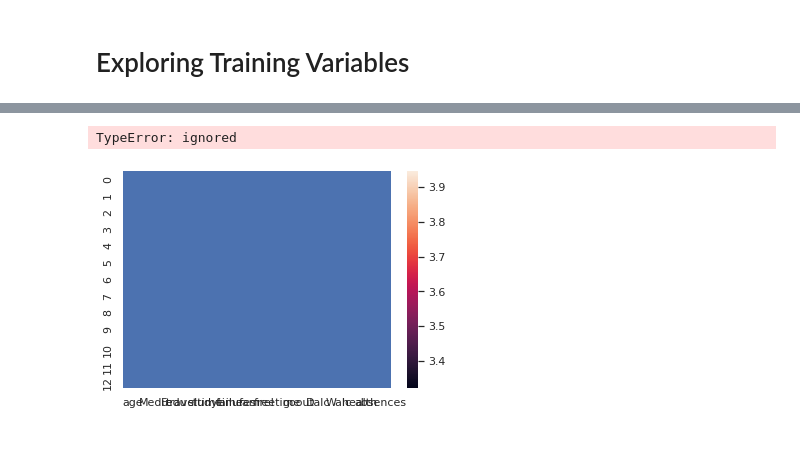
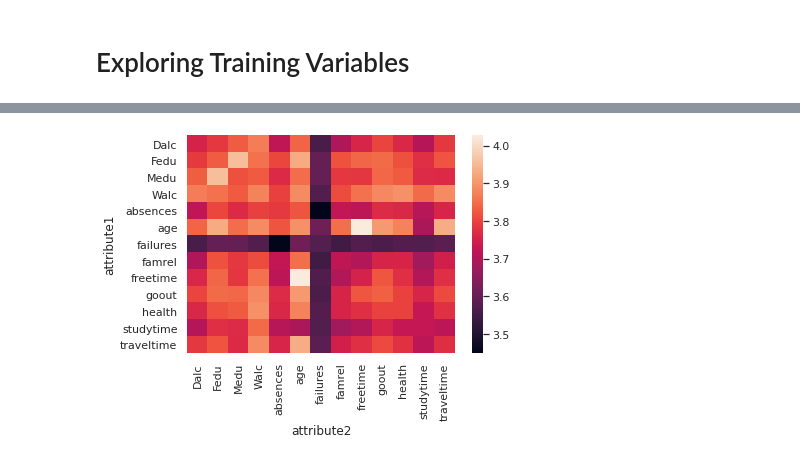
Before and after one commit to coffeeboost/SML-grade-predictor, a Jupyter notebook: CAIS_Kaggle.ipynb, the cells around one changed output, grey strips where cells are left out. Drawn from its saved outputs; the diff is of its cells as text; code cells hidden in the pictures.

```diff
--- a/CAIS_Kaggle.ipynb
+++ b/CAIS_Kaggle.ipynb
@@ -1200,27 +1199,10 @@ df123
-# %%
-
-#plotting rmse results
-import seaborn as sns
-sns.set()
-result = df123.pivot(index='SymmetricDivision', columns='MutProb', values='value')
-
-g = sns.heatmap(df123)
-# g.set_yticklabels(g.get_yticklabels(), rotation = 0, fontsize = 8)
-
-
-
-# import numpy as np; np.random.seed(0)
-# import seaborn as sns; sns.set()
-# uniform_data = np.random.rand(10, 12)
-# ax = sns.heatmap(uniform_data)
-# sns.set()
-#plan:
-#parameter - rmse. List every pair that I made. And plot every pair. So I can see which parameters give the lowest rmse on average.
-
-#heatmap, every row is an attribute, and the columns is the rmse
-# %% [output]
-TypeError: ignored
-[figure, removed]
+# %%
+# #plotting rmse results
+sns.set()
+result = df123.pivot(index='attribute1', columns='attribute2',values='rmse')
+g = sns.heatmap(result)
+# %% [output]
+[figure, added]
 # %%
 # y_train = trainset["grade"].iloc[0:150].to_numpy()
 # X_predict = trainset2.iloc[150:313].to_numpy()
```
Also changed, not shown: parts of 4 cells of this notebook.
